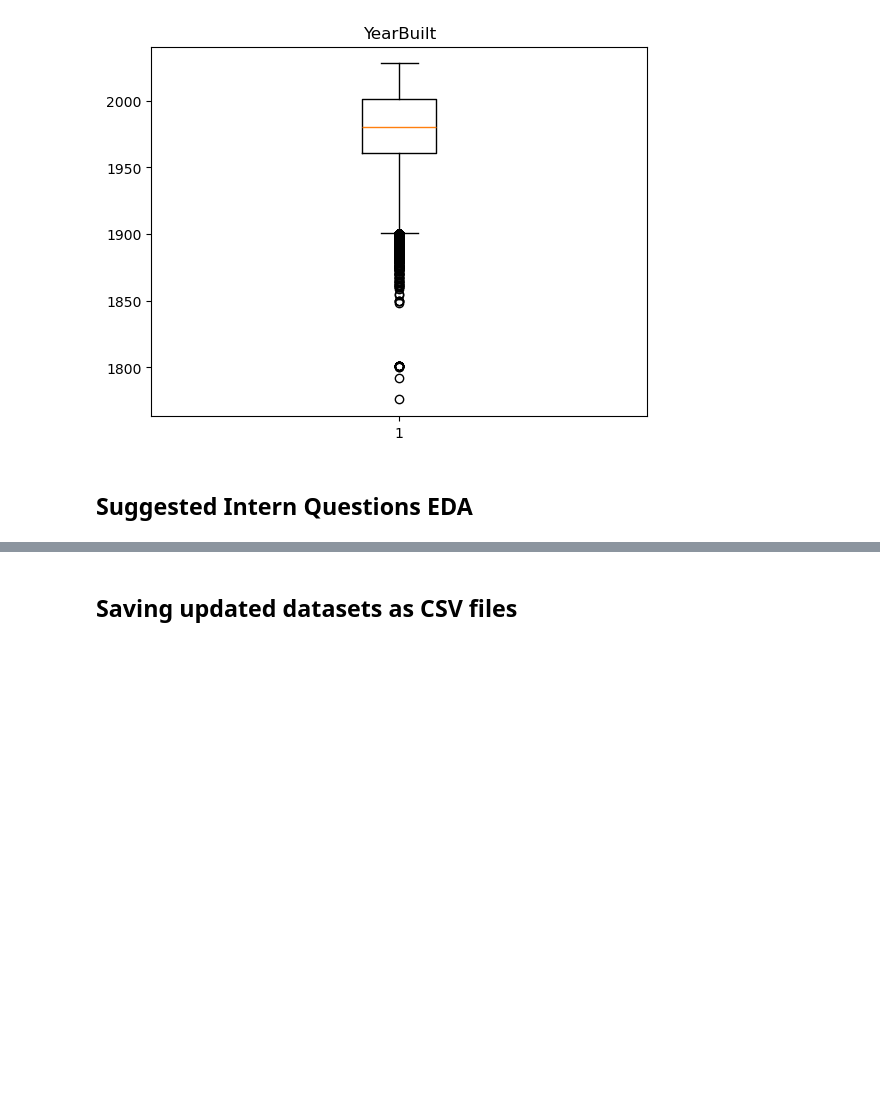
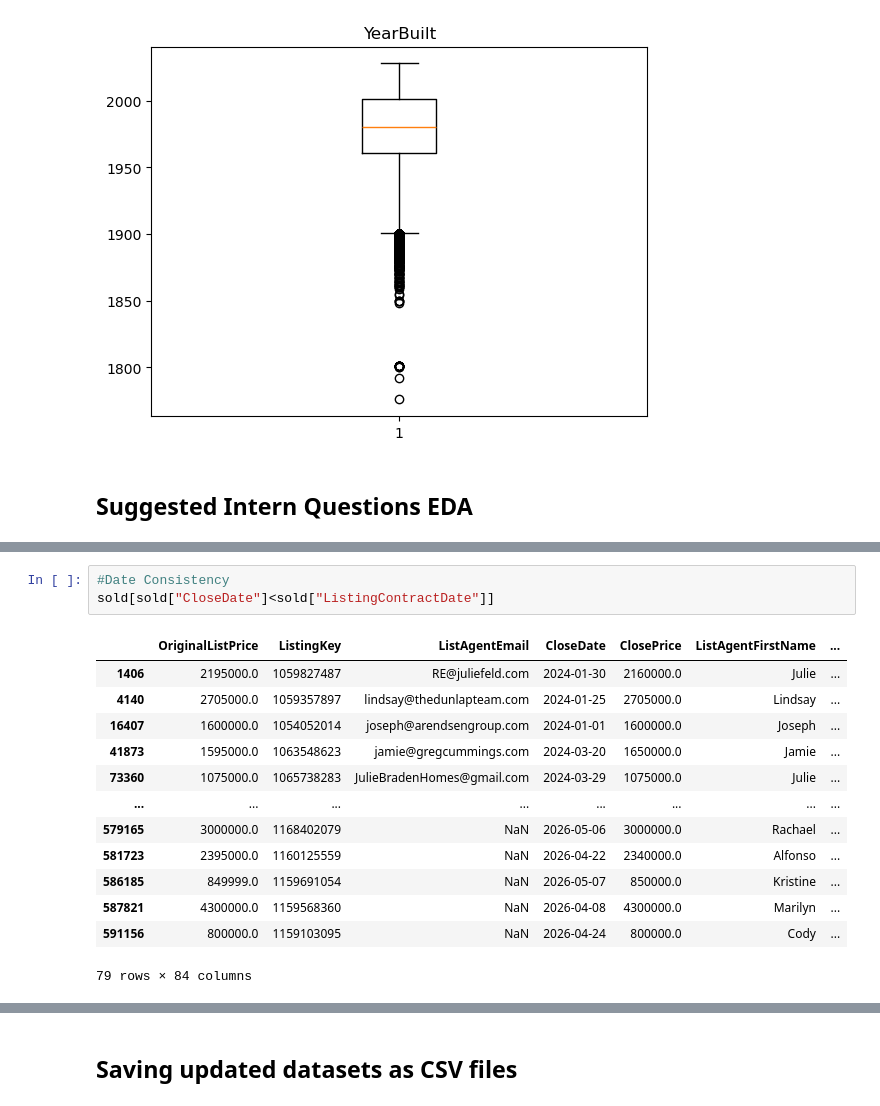
Before and after one commit to anushanamburu/idx-exchange-internship, a Jupyter notebook: Week2.ipynb, the cells around one changed output, grey strips where cells are left out. Saved outputs shown, nothing was run; the diff lists cells and outputs as text; blank space fills up the shorter version.

```diff
--- a/Week2.ipynb
+++ b/Week2.ipynb
@@ -352,0 +374,17 @@ for column in numeric_cols_list:
+# %%
+#Date Consistency
+sold[sold["CloseDate"]<sold["ListingContractDate"]]
+# %% [output]
+|  | OriginalListPrice | ListingKey | ListAgentEmail | CloseDate | ClosePrice | ListAgentFirstName | ... |
+| 1406 | 2195000.0 | 1059827487 | RE@juliefeld.com | 2024-01-30 | 2160000.0 | Julie | ... |
+| 4140 | 2705000.0 | 1059357897 | lindsay@thedunlapteam.com | 2024-01-25 | 2705000.0 | Lindsay | ... |
+| 16407 | 1600000.0 | 1054052014 | joseph@arendsengroup.com | 2024-01-01 | 1600000.0 | Joseph | ... |
+| 41873 | 1595000.0 | 1063548623 | jamie@gregcummings.com | 2024-03-20 | 1650000.0 | Jamie | ... |
+| 73360 | 1075000.0 | 1065738283 | JulieBradenHomes@gmail.com | 2024-03-29 | 1075000.0 | Julie | ... |
+| ... | ... | ... | ... | ... | ... | ... | ... |
+| 579165 | 3000000.0 | 1168402079 | NaN | 2026-05-06 | 3000000.0 | Rachael | ... |
+| 581723 | 2395000.0 | 1160125559 | NaN | 2026-04-22 | 2340000.0 | Alfonso | ... |
+| 586185 | 849999.0 | 1159691054 | NaN | 2026-05-07 | 850000.0 | Kristine | ... |
+| 587821 | 4300000.0 | 1159568360 | NaN | 2026-04-08 | 4300000.0 | Marilyn | ... |
+| 591156 | 800000.0 | 1159103095 | NaN | 2026-04-24 | 800000.0 | Cody | ... |
+79 rows × 84 columns
```
Also changed, not shown: parts of 5 cells of this notebook.
